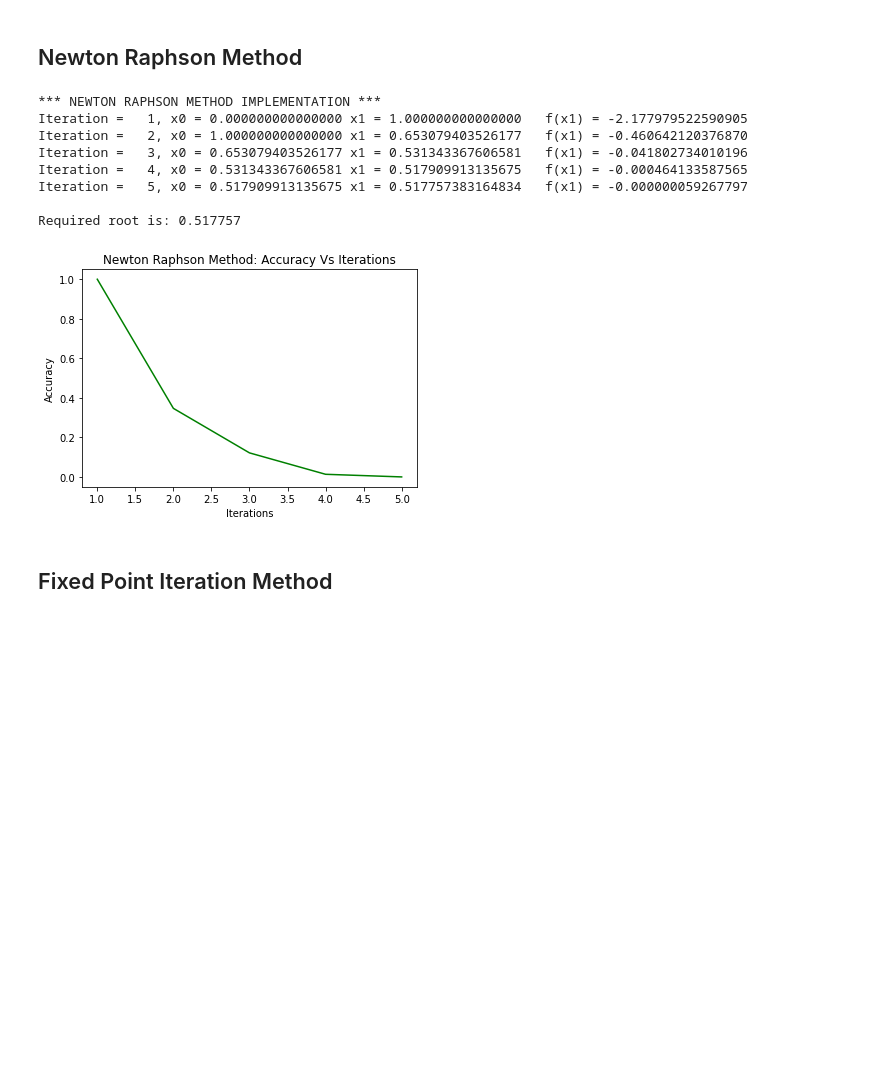
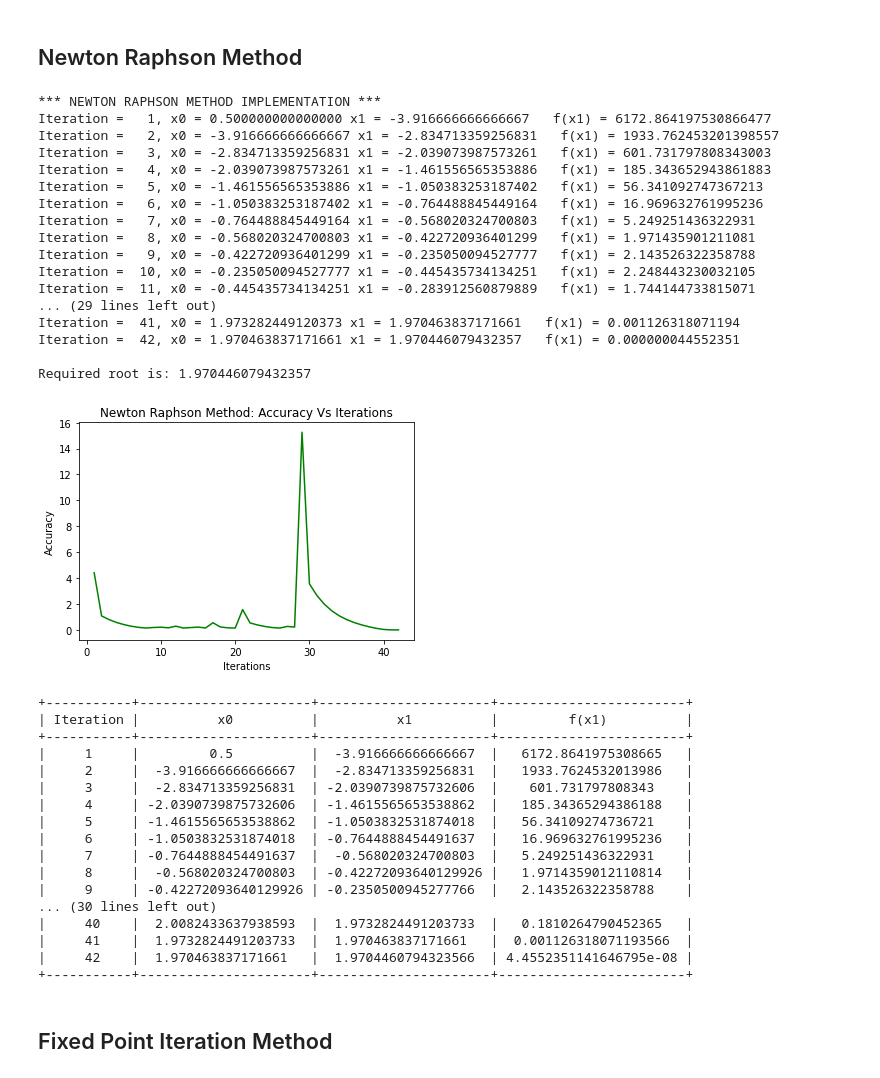
Before and after one commit to deshabhakt/Sem-II, a Jupyter notebook: NumericalMethods/NM-Programs/Module-1-SolvingNonLinearEquations/Module-1.ipynb, the cells around one changed output. Cells and saved outputs as stored; diff of their text form; code cells hidden in the pictures; blank space fills up the shorter version.

```diff
--- a/NumericalMethods/NM-Programs/Module-1-SolvingNonLinearEquations/Module-1.ipynb
+++ b/NumericalMethods/NM-Programs/Module-1-SolvingNonLinearEquations/Module-1.ipynb
@@ -339,5 +376,6 @@ def f2(x):
 # %%
-x0 = 0.0
-x1 = 0.5
-x2 = 1.0
-e = 0.001
+x0 = 0.5
+x1 = 1.0
+x2 = 1.5
+
+e = 0.0001
@@ -344,7 +384,7 @@ e = 0.001
 # %% [markdown]
 ## Bisection Method
 # %%
-b_acc = BisectionMethod(f,x0,x1,e)
+b_acc,Bisection_table = BisectionMethod(f,x0,x1,e)
 b_i = []
 b_a = []
 for i in b_acc:
@@ -355,5 +395,7 @@ plt.xlabel("Iterations")
 plt.ylabel("Accuracy")
 plt.plot(b_i,b_a,color = 'violet')
 plt.show()
+
+print(Bisection_table)
 # %% [output]
 ***** BISECTION METHOD *****
@@ -374,10 +437,10 @@ iteration =   9    a = 0.498047   b = 0.500000   m = 0.499023   f(m) = 0.056103
 # %% [markdown]
 ## False Position Method
 # %%
-f_acc = FalsePosition(f,x0,x1,e)
+f_acc,False_position_table = FalsePosition(f,x0,x1,e)
 f_i = []
 f_a = []
-if f_acc==list():
+if f_acc!=0:
     for i in f_acc:
         f_i.append(i[0])
         f_a.append(i[1])
@@ -386,6 +449,7 @@ if f_acc==list():
     plt.ylabel("Accuracy")
     plt.plot(f_i,f_a,color = 'indigo')
     plt.show()
+    print(False_position_table)
 # %% [output]
 *** FALSE POSITION METHOD IMPLEMENTATION ***
 Given guess values do not bracket the root.
@@ -393,7 +457,7 @@ Try Again with different guess values.
 # %% [markdown]
 ## Secant Method
 # %%
-s_acc = SecantMethod(f,x0,x1,e)
+s_acc,Secant_table = SecantMethod(f,x0,x1,e)
 s_i = []
 s_a = []
 for i in s_acc:
@@ -404,5 +468,7 @@ plt.xlabel("Iterations")
 plt.ylabel("Accuracy")
 plt.plot(s_i,s_a,color = 'blue')
 plt.show()
+
+print(Secant_table)
 # %% [output]
 *** SECANT METHOD IMPLEMENTATION ***
@@ -414,27 +492,54 @@ Required root is: 0.517603
 # %% [markdown]
 ## Newton Raphson Method
 # %%
-n_acc = NewtonRaphson(f,f1,x0,e)
+n_acc,NR_table = NewtonRaphson(f,f1,x0,e)
 n_i = []
 n_a = []
 for i in n_acc:
     n_i.append(i[0])
     n_a.append(i[1])
 plt.title("Newton Raphson Method: Accuracy Vs Iterations")
 plt.xlabel("Iterations")
 plt.ylabel("Accuracy")
 plt.plot(n_i,n_a,color = 'green')
 plt.show()
+print(NR_table)
 # %% [output]
 *** NEWTON RAPHSON METHOD IMPLEMENTATION ***
-Iteration =   1, x0 = 0.000000000000000 x1 = 1.000000000000000   f(x1) = -2.177979522590905
-Iteration =   2, x0 = 1.000000000000000 x1 = 0.653079403526177   f(x1) = -0.460642120376870
-Iteration =   3, x0 = 0.653079403526177 x1 = 0.531343367606581   f(x1) = -0.041802734010196
-Iteration =   4, x0 = 0.531343367606581 x1 = 0.517909913135675   f(x1) = -0.000464133587565
-Iteration =   5, x0 = 0.517909913135675 x1 = 0.517757383164834   f(x1) = -0.000000059267797
+Iteration =   1, x0 = 0.500000000000000 x1 = -3.916666666666667   f(x1) = 6172.864197530866477
+Iteration =   2, x0 = -3.916666666666667 x1 = -2.834713359256831   f(x1) = 1933.762453201398557
+Iteration =   3, x0 = -2.834713359256831 x1 = -2.039073987573261   f(x1) = 601.731797808343003
+Iteration =   4, x0 = -2.039073987573261 x1 = -1.461556565353886   f(x1) = 185.343652943861883
+Iteration =   5, x0 = -1.461556565353886 x1 = -1.050383253187402   f(x1) = 56.341092747367213
+Iteration =   6, x0 = -1.050383253187402 x1 = -0.764488845449164   f(x1) = 16.969632761995236
+Iteration =   7, x0 = -0.764488845449164 x1 = -0.568020324700803   f(x1) = 5.249251436322931
+Iteration =   8, x0 = -0.568020324700803 x1 = -0.422720936401299   f(x1) = 1.971435901211081
+Iteration =   9, x0 = -0.422720936401299 x1 = -0.235050094527777   f(x1) = 2.143526322358788
+Iteration =  10, x0 = -0.235050094527777 x1 = -0.445435734134251   f(x1) = 2.248443230032105
+Iteration =  11, x0 = -0.445435734134251 x1 = -0.283912560879889   f(x1) = 1.744144733815071
+... (29 lines left out)
+Iteration =  41, x0 = 1.973282449120373 x1 = 1.970463837171661   f(x1) = 0.001126318071194
+Iteration =  42, x0 = 1.970463837171661 x1 = 1.970446079432357   f(x1) = 0.000000044552351
 
-Required root is: 0.517757
+Required root is: 1.970446079432357
-[figure, old version]
+[figure, new version]
++-----------+----------------------+----------------------+------------------------+
+| Iteration |          x0          |          x1          |         f(x1)          |
++-----------+----------------------+----------------------+------------------------+
+|     1     |         0.5          |  -3.916666666666667  |   6172.8641975308665   |
+|     2     |  -3.916666666666667  |  -2.834713359256831  |   1933.7624532013986   |
+|     3     |  -2.834713359256831  | -2.0390739875732606  |    601.731797808343    |
+|     4     | -2.0390739875732606  | -1.4615565653538862  |   185.34365294386188   |
+|     5     | -1.4615565653538862  | -1.0503832531874018  |   56.34109274736721    |
+|     6     | -1.0503832531874018  | -0.7644888454491637  |   16.969632761995236   |
+|     7     | -0.7644888454491637  |  -0.568020324700803  |   5.249251436322931    |
+|     8     |  -0.568020324700803  | -0.42272093640129926 |   1.9714359012110814   |
+|     9     | -0.42272093640129926 | -0.2350500945277766  |   2.143526322358788    |
+... (30 lines left out)
+|     40    |  2.0082433637938593  |  1.9732824491203733  |   0.1810264790452365   |
+|     41    |  1.9732824491203733  |  1.970463837171661   |  0.001126318071193566  |
+|     42    |  1.970463837171661   |  1.9704460794323566  | 4.4552351141646795e-08 |
++-----------+----------------------+----------------------+------------------------+
 # %% [markdown]
 ## Fixed Point Iteration Method
 # %%
```
Also changed, not shown: parts of 27 cells of this notebook, 6 other files.
